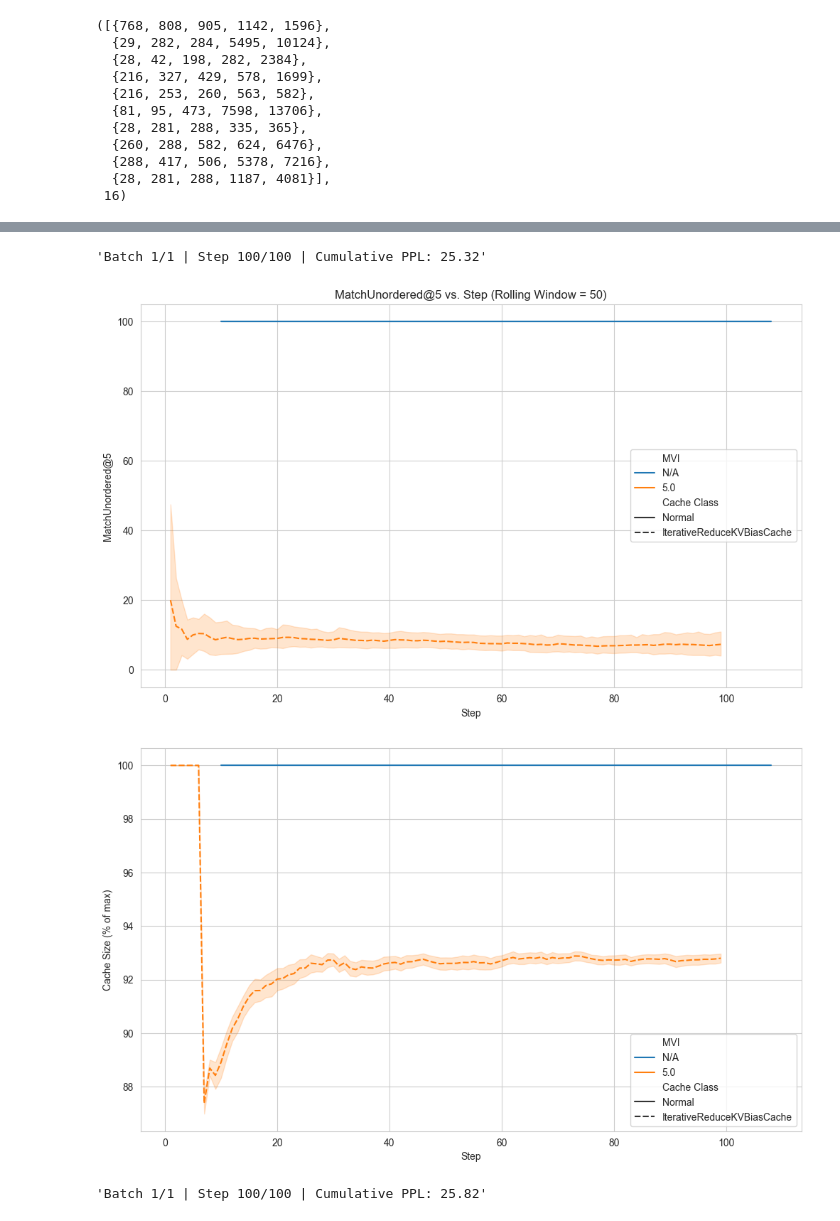
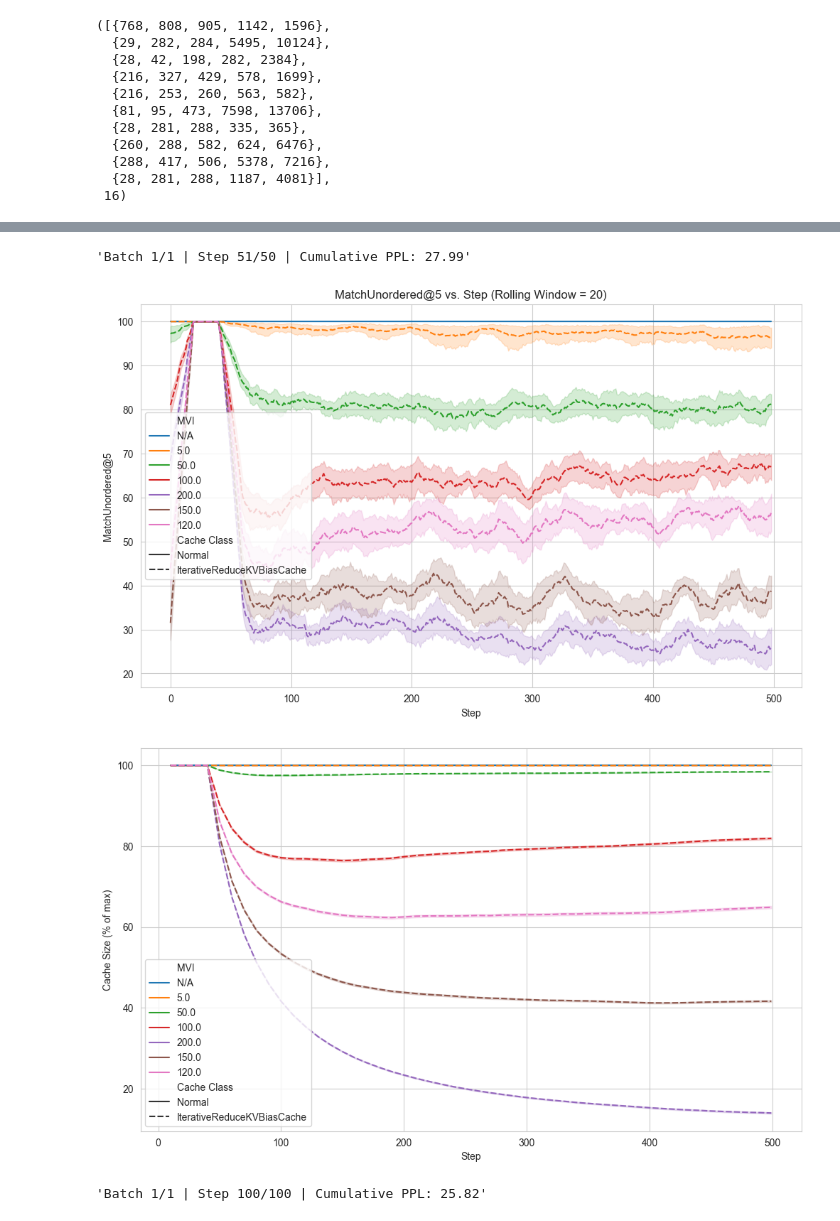
Before and after one commit to ViktorooReps/kv-cache-reduction, a Jupyter notebook: experiment.ipynb, the cells around one changed output, grey strips where cells are left out. Saved outputs shown, nothing was run; the diff lists cells and outputs as text; code cells hidden in the pictures.

```diff
--- a/experiment.ipynb
+++ b/experiment.ipynb
@@ -138,10 +138,10 @@ def stepwise_perplexity(
         extra_info = {}
         cache_class_extended = None
         if isinstance(cache, ModifiedCache):
-            cache_class_extended = cache.__class__.__name__ + f"(MVI={cache.max_mvi:.1f})"
+            cache_class_extended = cache.__class__.__name__ + f"(MVI={cache.mvi:.1f})"
             cache_class = cache.__class__.__name__
             extra_info = {
-                'MVI': cache.max_mvi,
+                'MVI': cache.mvi,
                 'OF': step_size
             }
         else:
@@ -332,13 +340,13 @@ plot_cache(results_cache_sf, hue='OF')
 # %%
-res, resc = stepwise_perplexity(model_mod, tokenizer, texts, gold=gold, cache_impl=lambda: ModifiedCache(max_mvi=5.0))
+res, resc = stepwise_perplexity(model_mod, tokenizer, texts, gold=gold, cache_impl=lambda: ModifiedCache(mvi=120.0), step_size=10)
 results += res
 results_cache += resc
-plot(results, target="MatchUnordered@5", rolling_window=ROLLING_WINDOW)
+plot(results, target="MatchUnordered@5", rolling_window=20)
 plot_cache(results_cache)
 # %% [output]
-'Batch 1/1 | Step 100/100 | Cumulative PPL: 25.32'
+'Batch 1/1 | Step 51/50 | Cumulative PPL: 27.99'
-[figure, old version]
+[figure, new version]
-[figure, old version]
+[figure, new version]
 # %%
 res, resc = stepwise_perplexity(model_mod, tokenizer, texts, gold=gold, cache_impl=lambda: ModifiedCache(max_mvi=5.0))
 results += res
```
Also changed, not shown: parts of 8 cells of this notebook, 1 other file.
